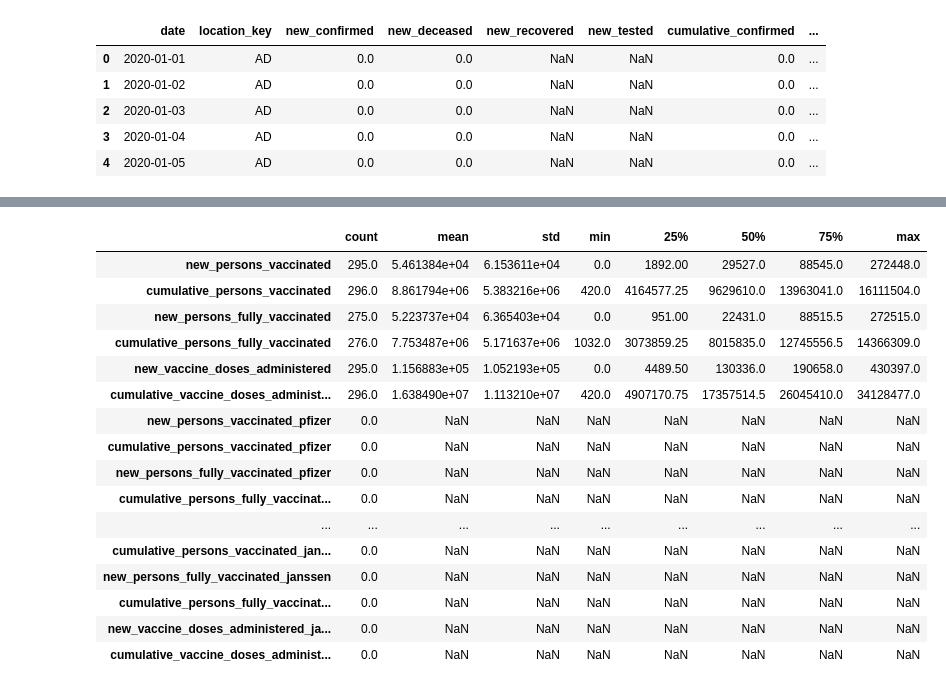
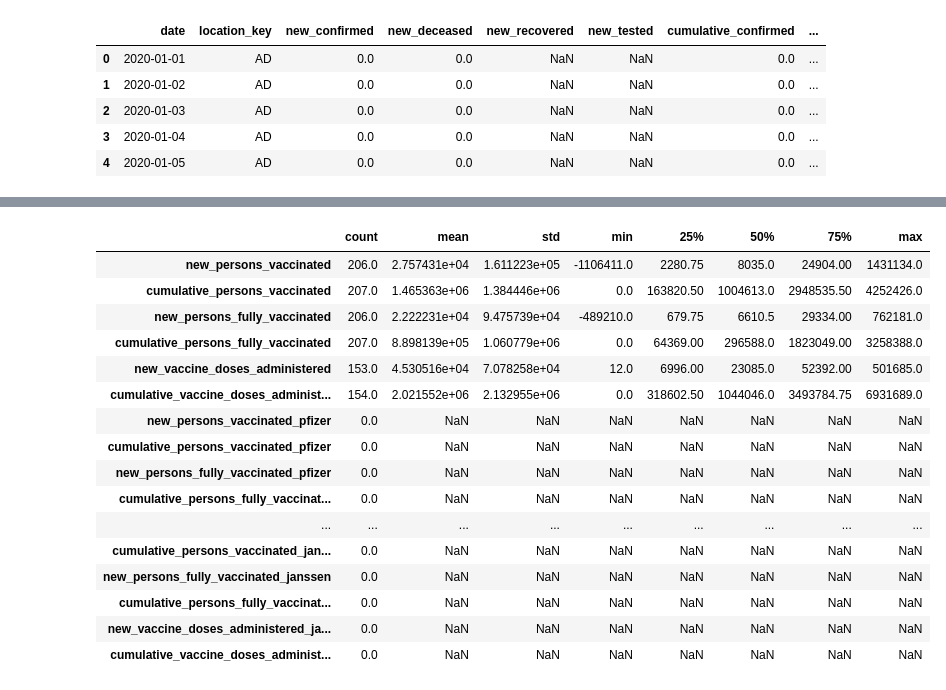
Before and after one commit to sherna90/mineria_datos, a Jupyter notebook: 3.-modelos_lineales.ipynb, the cells around one changed output, grey strips where cells are left out. Cells and saved outputs as stored; diff of their text form; code cells hidden in the pictures.

```diff
--- a/3.-modelos_lineales.ipynb
+++ b/3.-modelos_lineales.ipynb
@@ -264,15 +271,15 @@ data_vaccines = pd.read_csv(
     na_values=[""],
 )
 # %%
-data_vaccines[data_vaccines.location_key=='CL'].describe().transpose()
+data_vaccines[data_vaccines.location_key=='BO'].describe().transpose()
 # %% [output]
 |  | count | mean | std | min | 25% | 50% | 75% | max |
-| new_persons_vaccinated | 295.0 | 5.461384e+04 | 6.153611e+04 | 0.0 | 1892.00 | 29527.0 | 88545.0 | 272448.0 |
-| cumulative_persons_vaccinated | 296.0 | 8.861794e+06 | 5.383216e+06 | 420.0 | 4164577.25 | 9629610.0 | 13963041.0 | 16111504.0 |
-| new_persons_fully_vaccinated | 275.0 | 5.223737e+04 | 6.365403e+04 | 0.0 | 951.00 | 22431.0 | 88515.5 | 272515.0 |
-| cumulative_persons_fully_vaccinated | 276.0 | 7.753487e+06 | 5.171637e+06 | 1032.0 | 3073859.25 | 8015835.0 | 12745556.5 | 14366309.0 |
-| new_vaccine_doses_administered | 295.0 | 1.156883e+05 | 1.052193e+05 | 0.0 | 4489.50 | 130336.0 | 190658.0 | 430397.0 |
-| cumulative_vaccine_doses_administ... | 296.0 | 1.638490e+07 | 1.113210e+07 | 420.0 | 4907170.75 | 17357514.5 | 26045410.0 | 34128477.0 |
+| new_persons_vaccinated | 206.0 | 2.757431e+04 | 1.611223e+05 | -1106411.0 | 2280.75 | 8035.0 | 24904.00 | 1431134.0 |
+| cumulative_persons_vaccinated | 207.0 | 1.465363e+06 | 1.384446e+06 | 0.0 | 163820.50 | 1004613.0 | 2948535.50 | 4252426.0 |
+| new_persons_fully_vaccinated | 206.0 | 2.222231e+04 | 9.475739e+04 | -489210.0 | 679.75 | 6610.5 | 29334.00 | 762181.0 |
+| cumulative_persons_fully_vaccinated | 207.0 | 8.898139e+05 | 1.060779e+06 | 0.0 | 64369.00 | 296588.0 | 1823049.00 | 3258388.0 |
+| new_vaccine_doses_administered | 153.0 | 4.530516e+04 | 7.078258e+04 | 12.0 | 6996.00 | 23085.0 | 52392.00 | 501685.0 |
+| cumulative_vaccine_doses_administ... | 154.0 | 2.021552e+06 | 2.132955e+06 | 0.0 | 318602.50 | 1044046.0 | 3493784.75 | 6931689.0 |
 | new_persons_vaccinated_pfizer | 0.0 | NaN | NaN | NaN | NaN | NaN | NaN | NaN |
 | cumulative_persons_vaccinated_pfizer | 0.0 | NaN | NaN | NaN | NaN | NaN | NaN | NaN |
 | new_persons_fully_vaccinated_pfizer | 0.0 | NaN | NaN | NaN | NaN | NaN | NaN | NaN |
```
Also changed, not shown: parts of 66 cells of this notebook.
